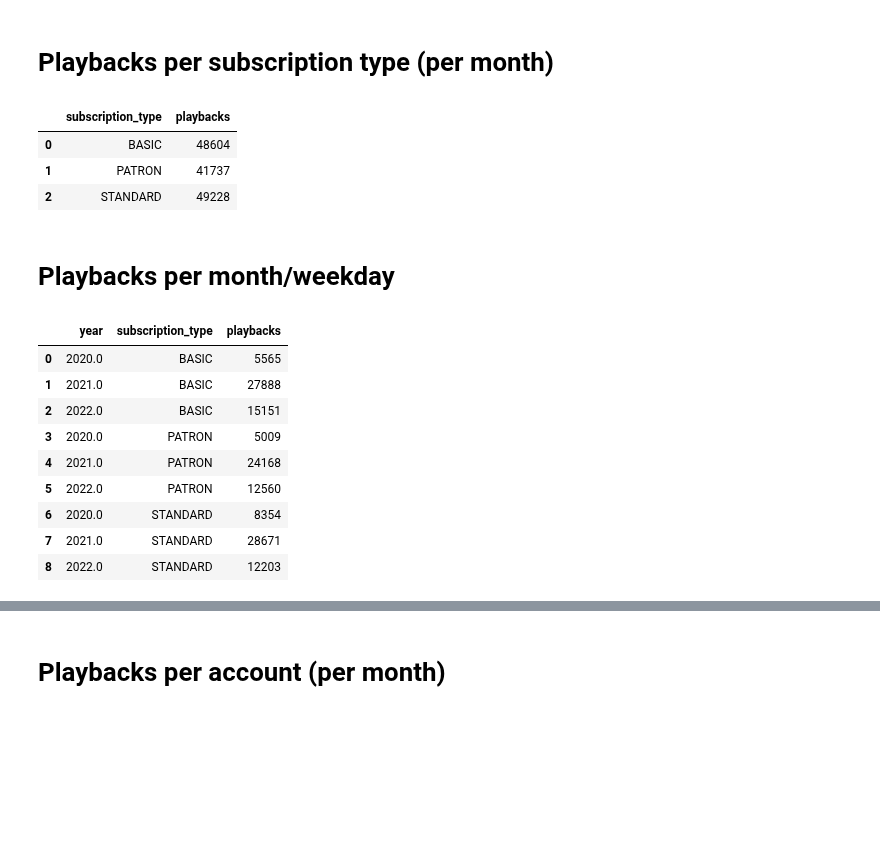
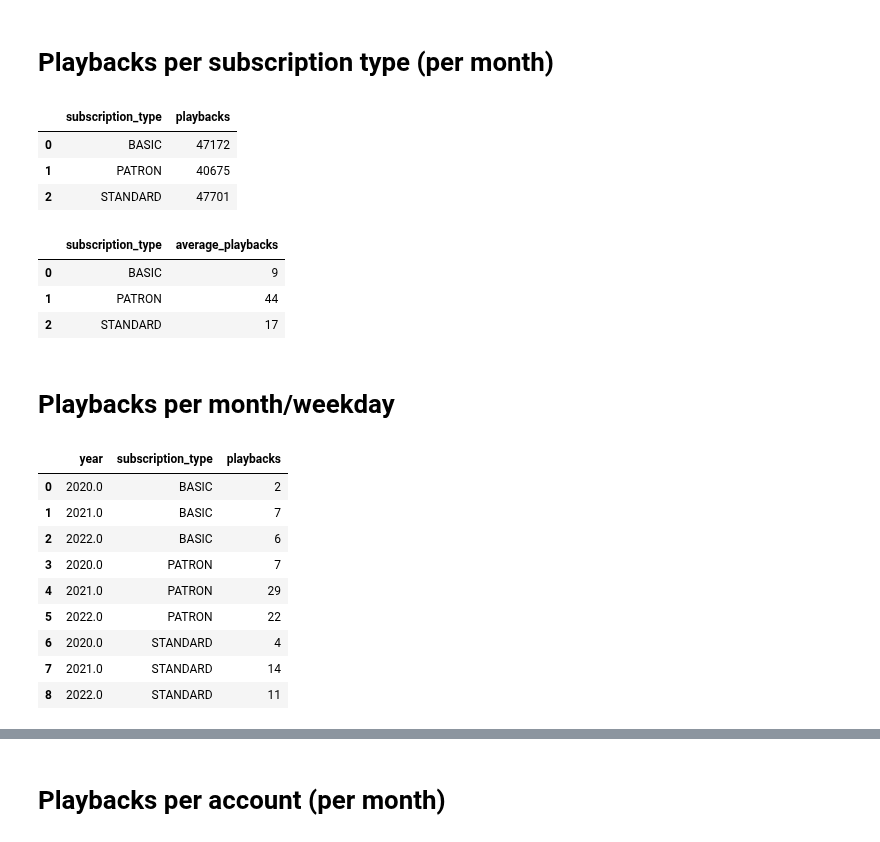
Before and after one commit to elisicke/Data-Analyst-Capstone-Project, a Jupyter notebook: EDA_phillipp.ipynb, the cells around one changed output, grey strips where cells are left out. Drawn from its saved outputs; the diff is of its cells as text; code cells hidden in the pictures; blank space fills up the shorter version.

```diff
--- a/EDA_phillipp.ipynb
+++ b/EDA_phillipp.ipynb
@@ -220,3 +253,10 @@ sf.get_dataframe(f' SELECT device, app_user, COUNT(*) FROM {schema}.playbacks GR
 sf.get_dataframe(f" SELECT user_agent, COUNT(*) FROM {schema}.playbacks WHERE user_agent LIKE '%%iPhone%%'").head()
 # %% [markdown]
 # Playbacks per subscription type (per month)
+# %%
+sf.get_dataframe(f' SELECT subscription_type, COUNT(subscriptions.account_key) playbacks FROM {schema}.playbacks INNER JOIN {schema}.subscriptions on {schema}.playbacks.subscription_key = {schema}.subscriptions.subscription_key GROUP BY subscription_type').head()
+# %% [output]
+|  | subscription_type | playbacks |
+| 0 | BASIC | 47172 |
+| 1 | PATRON | 40675 |
+| 2 | STANDARD | 47701 |
@@ -223,27 +265,27 @@ sf.get_dataframe(f" SELECT user_agent, COUNT(*) FROM {schema}.playbacks WHERE us
 # %%
 #sf.get_dataframe(f' SELECT device, COUNT(*) as playbacks FROM {schema}.playbacks GROUP BY device').head()
-sf.get_dataframe(f' SELECT subscription_type, COUNT(*) as playbacks FROM {schema}.playbacks INNER JOIN {schema}.subscriptions on {schema}.playbacks.subscription_key = {schema}.subscriptions.subscription_key GROUP BY subscription_type').head()
+sf.get_dataframe(f' SELECT subscription_type, COUNT(*) / COUNT(DISTINCT playbacks.account_key) as average_playbacks FROM {schema}.playbacks INNER JOIN {schema}.subscriptions on {schema}.playbacks.subscription_key = {schema}.subscriptions.subscription_key GROUP BY subscription_type').head()
 #TODO average per subscription per type -> playbacks/count(subscription) -> view per subscription
 # %% [output]
-|  | subscription_type | playbacks |
-| 0 | BASIC | 48604 |
-| 1 | PATRON | 41737 |
-| 2 | STANDARD | 49228 |
+|  | subscription_type | average_playbacks |
+| 0 | BASIC | 9 |
+| 1 | PATRON | 44 |
+| 2 | STANDARD | 17 |
 # %% [markdown]
 # Playbacks per month/weekday
 # %%
-sf.get_dataframe(f' SELECT EXTRACT(year FROM date_start) as year, subscription_type, COUNT(*) as playbacks FROM {schema}.playbacks INNER JOIN {schema}.subscriptions on {schema}.playbacks.subscription_key = {schema}.subscriptions.subscription_key GROUP BY subscription_type, year ORDER BY subscription_type').head(30)
-sf.get_dataframe(f' SELECT EXTRACT(year FROM date_start) as year, subscription_type, COUNT(*) as playbacks FROM {schema}.playbacks INNER JOIN {schema}.subscriptions on {schema}.playbacks.subscription_key = {schema}.subscriptions.subscription_key GROUP BY subscription_type, year ORDER BY subscription_type').head(30)
+sf.get_dataframe(f' SELECT EXTRACT(year FROM date_start) as year, subscription_type, COUNT(*) / COUNT(DISTINCT playbacks.account_key) as playbacks FROM {schema}.playbacks INNER JOIN {schema}.subscriptions on {schema}.playbacks.subscription_key = {schema}.subscriptions.subscription_key GROUP BY subscription_type, year ORDER BY subscription_type').head(30)
+#sf.get_dataframe(f' SELECT EXTRACT(year FROM date_start) as year, subscription_type, COUNT(*) as playbacks FROM {schema}.playbacks INNER JOIN {schema}.subscriptions on {schema}.playbacks.subscription_key = {schema}.subscriptions.subscription_key GROUP BY subscription_type, year ORDER BY subscription_type').head(30)
 #TODO per month and weekday
 #TODO transform year into timeframe -> WHERE DATE BETWEEN
 # %% [output]
 |  | year | subscription_type | playbacks |
-| 0 | 2020.0 | BASIC | 5565 |
-| 1 | 2021.0 | BASIC | 27888 |
-| 2 | 2022.0 | BASIC | 15151 |
-| 3 | 2020.0 | PATRON | 5009 |
-| 4 | 2021.0 | PATRON | 24168 |
-| 5 | 2022.0 | PATRON | 12560 |
-| 6 | 2020.0 | STANDARD | 8354 |
-| 7 | 2021.0 | STANDARD | 28671 |
-| 8 | 2022.0 | STANDARD | 12203 |
+| 0 | 2020.0 | BASIC | 2 |
+| 1 | 2021.0 | BASIC | 7 |
+| 2 | 2022.0 | BASIC | 6 |
+| 3 | 2020.0 | PATRON | 7 |
+| 4 | 2021.0 | PATRON | 29 |
+| 5 | 2022.0 | PATRON | 22 |
+| 6 | 2020.0 | STANDARD | 4 |
+| 7 | 2021.0 | STANDARD | 14 |
+| 8 | 2022.0 | STANDARD | 11 |
```
Also changed, not shown: parts of 18 cells of this notebook.
